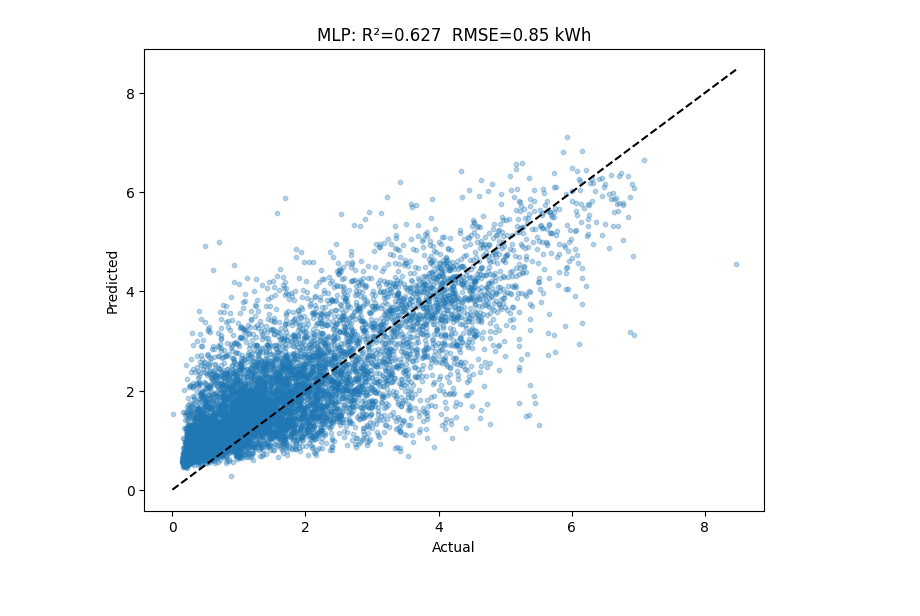
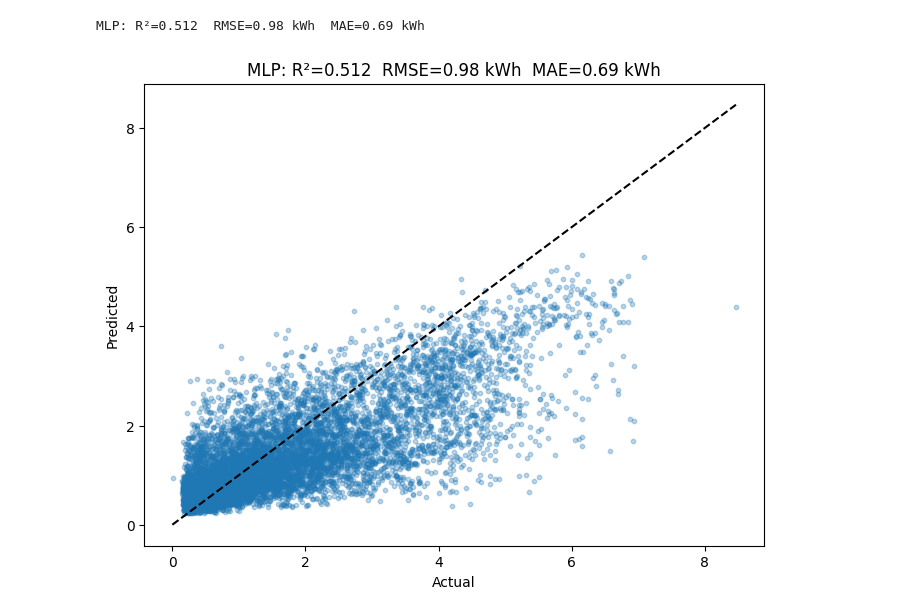
Before and after one commit to nickmgarfield/neuralnets_project, a Jupyter notebook: hourly_mlp.ipynb, the cells around one changed output. Drawn from its saved outputs; the diff is of its cells as text; code cells hidden in the pictures.

Commit message:
model progress

```diff
--- a/hourly_mlp.ipynb
+++ b/hourly_mlp.ipynb
@@ -79,0 +1,6 @@ df["wdir_sin"], df["wdir_cos"] = cyclical_encode(df["wdir"], 360)
+# %%
+from data_loader import hourly_data_loader
+df = hourly_data_loader()
+
+print(f'Available Features:')
+print(df.columns.to_list())
@@ -159,14 +93,15 @@ class MLP(nn.Module):
         return self.net(x)              # forward pass: input flows through all layers sequentially
 # %%
 model = MLP(X_train_t.shape[1])
-optimizer = torch.optim.Adam(model.parameters(), lr=1e-3)
-scheduler = torch.optim.lr_scheduler.ReduceLROnPlateau(optimizer, patience=20, factor=0.5)
-criterion = nn.MSELoss()
+optimizer = torch.optim.Adam(model.parameters(), lr=1e-4, weight_decay=1e-4)
+#scheduler = torch.optim.lr_scheduler.ReduceLROnPlateau(optimizer, patience=3, factor=0.5)
+criterion = nn.HuberLoss()
 
 train_losses = []
 test_losses = []
 
-n_epochs = 200
+n_epochs = 25
+
 for epoch in range(n_epochs):
     model.train()
     epoch_loss = 0
@@ -183,8 +118,9 @@ for epoch in range(n_epochs):
     with torch.no_grad():
         test_loss = criterion(model(X_test_t), y_test_t).item()
     test_losses.append(test_loss)
-    scheduler.step(test_loss)
 
-    if (epoch + 1) % 10 == 0:
+    #scheduler.step(test_loss)
+
+    if (epoch + 1) % 2 == 0:
         print(f"Epoch {epoch+1:3d} | Test MSE: {test_loss:.4f} | LR: {optimizer.param_groups[0]['lr']:.6f}")
 # %% [output]
@@ -223,20 +151,26 @@ plt.show()
 # %%
+import numpy as np
+
 model.eval()
 with torch.no_grad():
     pred_scaled = model(X_test_t).numpy()
     pred_kwh = scaler_y.inverse_transform(pred_scaled)
+    test_kwh = scaler_y.inverse_transform(y_test)
 
-from sklearn.metrics import mean_squared_error, r2_score
-rmse = np.sqrt(mean_squared_error(y_test, pred_kwh))
-r2 = r2_score(y_test, pred_kwh)
-
+from sklearn.metrics import mean_squared_error, r2_score, mean_absolute_error
+rmse = np.sqrt(mean_squared_error(test_kwh, pred_kwh))
+r2 = r2_score(test_kwh, pred_kwh)
+mae = mean_absolute_error(test_kwh, pred_kwh)
 
 plt.figure(figsize=(8, 6))
-plt.scatter(y_test, pred_kwh, alpha=0.3, s=10)
-plt.plot([0, y_test.max()], [0, y_test.max()], 'k--')  # perfect prediction line
+plt.scatter(test_kwh, pred_kwh, alpha=0.3, s=10)
+plt.plot([0, test_kwh.max()], [0, test_kwh.max()], 'k--')  # perfect prediction line
 plt.xlabel('Actual')
 plt.ylabel('Predicted')
-plt.title(f'MLP: R²={r2:.3f}  RMSE={rmse:.2f} kWh')
+
+print(f'MLP: R²={r2:.3f}  RMSE={rmse:.2f} kWh  MAE={mae:.2f} kWh')
+plt.title(f'MLP: R²={r2:.3f}  RMSE={rmse:.2f} kWh  MAE={mae:.2f} kWh')
 plt.show()
 # %% [output]
+MLP: R²=0.512  RMSE=0.98 kWh  MAE=0.69 kWh
-[figure, old version]
+[figure, new version]
```
Also changed, not shown: parts of 9 cells of this notebook, 7 other files.
